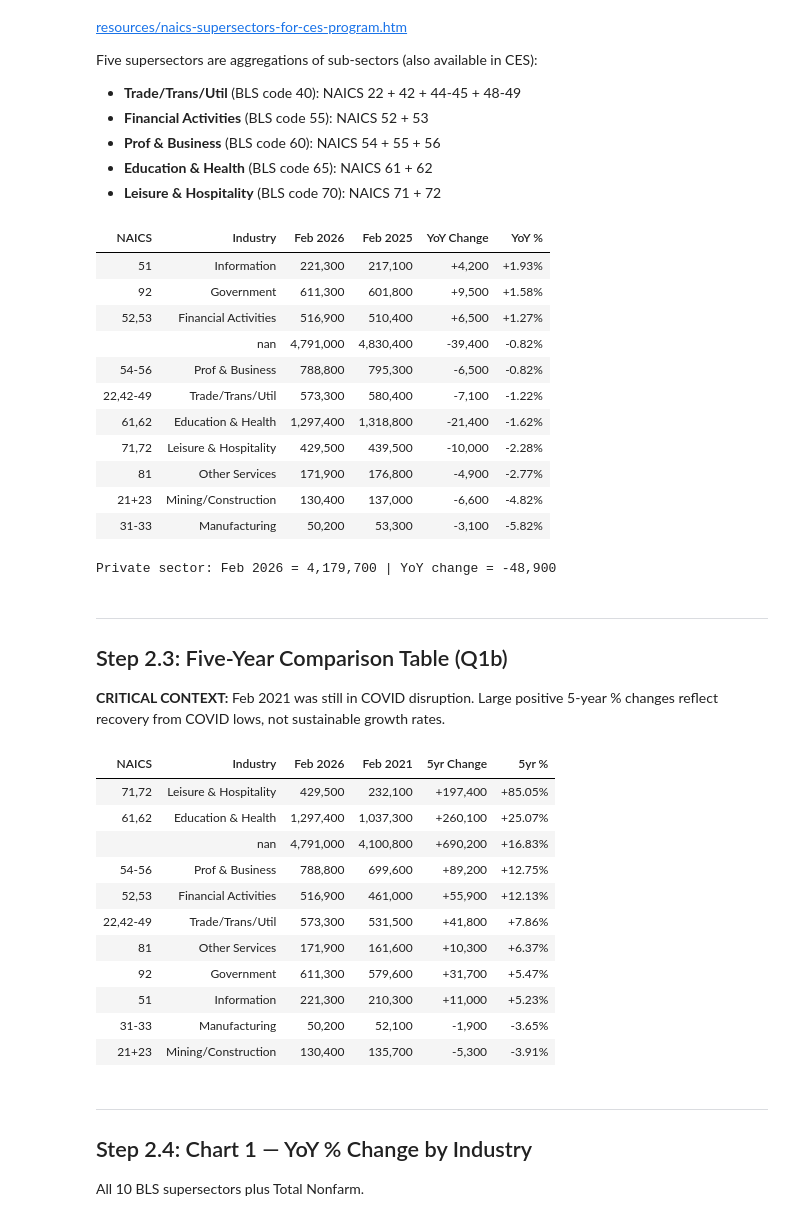
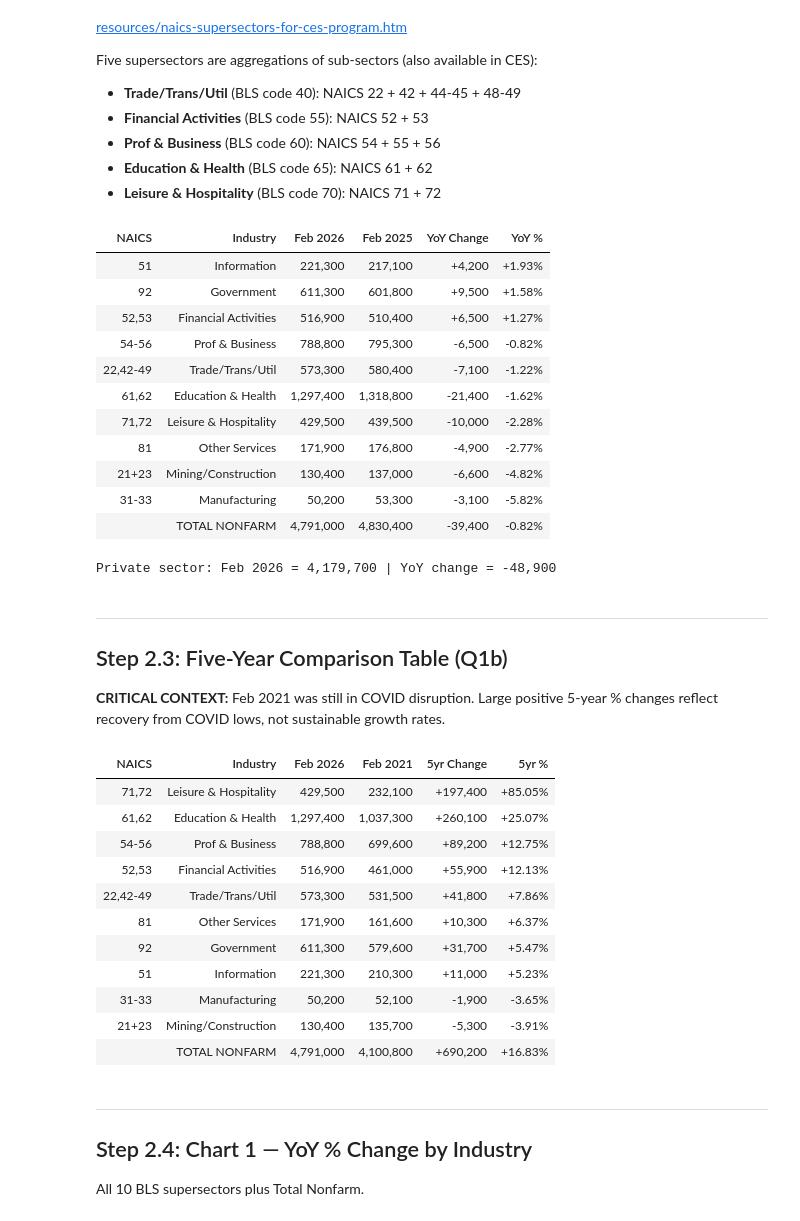
Before and after one commit to lrud/OSC_LR, a Jupyter notebook: notebooks/Q1_Employment_Analysis_executed.ipynb, the cells around one changed output. Drawn from its saved outputs; the diff is of its cells as text; code cells hidden in the pictures.

Commit message:
Q1: Pin TNF at bottom with highlight, widen chart x-axes, add legend toggle note, fix short dict

```diff
--- a/notebooks/Q1_Employment_Analysis_executed.ipynb
+++ b/notebooks/Q1_Employment_Analysis_executed.ipynb
@@ -55,6 +55,7 @@ short = {
     'Leisure and Hospitality': 'Leisure & Hospitality',
     'Other Services': 'Other Services',
     'Government': 'Government',
+    'TOTAL NONFARM': 'TOTAL NONFARM',
 }
 
 rows = []
@@ -112,22 +113,26 @@ Five supersectors are aggregations of sub-sectors (also available in CES):
 - **Leisure & Hospitality** (BLS code 70): NAICS 71 + 72
 # %%
 yoy_cols = ['NAICS', 'Industry', 'Feb 2026', 'Feb 2025', 'YoY Change', 'YoY %']
-df_yoy = df[yoy_cols].sort_values('YoY %', ascending=False).reset_index(drop=True)
+df_yoy_super = df[df['NAICS'] != ''][yoy_cols].sort_values('YoY %', ascending=False).reset_index(drop=True)
+df_yoy_tnf = df[df['NAICS'] == ''][yoy_cols]
+df_yoy = pd.concat([df_yoy_super, df_yoy_tnf], ignore_index=True)
 df_yoy['Industry'] = df_yoy['Industry'].map(short)
+
+def highlight_tnf(row):
+    return ['background-color: #e3f2fd; font-weight: bold' if row['Industry'] == 'TOTAL NONFARM' else '' for _ in row]
 
 display(df_yoy.style.format({
     'Feb 2026': '{:,}', 'Feb 2025': '{:,}', 'YoY Change': '{:+,}', 'YoY %': '{:+.2f}%'
-}).map(color_change, subset=['YoY Change', 'YoY %']).hide(axis='index'))
+}).map(color_change, subset=['YoY Change', 'YoY %']).apply(highlight_tnf, axis=1).hide(axis='index'))
 
 priv26 = tnf26 - df.loc[df['NAICS'] == '92', 'Feb 2026'].values[0]
 priv25 = tnf25 - df.loc[df['NAICS'] == '92', 'Feb 2025'].values[0]
 print(f'Private sector: Feb 2026 = {priv26:,} | YoY change = {priv26 - priv25:+,}')
 # %% [output]
 | NAICS | Industry | Feb 2026 | Feb 2025 | YoY Change | YoY % |
 | 51 | Information | 221,300 | 217,100 | +4,200 | +1.93% |
 | 92 | Government | 611,300 | 601,800 | +9,500 | +1.58% |
 | 52,53 | Financial Activities | 516,900 | 510,400 | +6,500 | +1.27% |
-|  | nan | 4,791,000 | 4,830,400 | -39,400 | -0.82% |
 | 54-56 | Prof & Business | 788,800 | 795,300 | -6,500 | -0.82% |
 | 22,42-49 | Trade/Trans/Util | 573,300 | 580,400 | -7,100 | -1.22% |
 | 61,62 | Education & Health | 1,297,400 | 1,318,800 | -21,400 | -1.62% |
@@ -135,6 +140,7 @@ print(f'Private sector: Feb 2026 = {priv26:,} | YoY change = {priv26 - priv25:+,
 | 81 | Other Services | 171,900 | 176,800 | -4,900 | -2.77% |
 | 21+23 | Mining/Construction | 130,400 | 137,000 | -6,600 | -4.82% |
 | 31-33 | Manufacturing | 50,200 | 53,300 | -3,100 | -5.82% |
+|  | TOTAL NONFARM | 4,791,000 | 4,830,400 | -39,400 | -0.82% |
 Private sector: Feb 2026 = 4,179,700 | YoY change = -48,900
 # %% [markdown]
 ---
@@ -143,18 +149,22 @@ Private sector: Feb 2026 = 4,179,700 | YoY change = -48,900
 **CRITICAL CONTEXT:** Feb 2021 was still in COVID disruption. Large positive 5-year % changes reflect recovery from COVID lows, not sustainable growth rates.
 # %%
 five_yr_cols = ['NAICS', 'Industry', 'Feb 2026', 'Feb 2021', '5yr Change', '5yr %']
-df_5yr = df[five_yr_cols].sort_values('5yr %', ascending=False).reset_index(drop=True)
+df_5yr_super = df[df['NAICS'] != ''][five_yr_cols].sort_values('5yr %', ascending=False).reset_index(drop=True)
+df_5yr_tnf = df[df['NAICS'] == ''][five_yr_cols]
+df_5yr = pd.concat([df_5yr_super, df_5yr_tnf], ignore_index=True)
 df_5yr['Industry'] = df_5yr['Industry'].map(short)
+
+def highlight_tnf(row):
+    return ['background-color: #e3f2fd; font-weight: bold' if row['Industry'] == 'TOTAL NONFARM' else '' for _ in row]
 
 display(df_5yr.style.format({
     'Feb 2026': '{:,}', 'Feb 2021': '{:,}',
     '5yr Change': '{:+,}', '5yr %': '{:+.2f}%'
-}).map(color_change, subset=['5yr Change', '5yr %']).hide(axis='index'))
+}).map(color_change, subset=['5yr Change', '5yr %']).apply(highlight_tnf, axis=1).hide(axis='index'))
 # %% [output]
 | NAICS | Industry | Feb 2026 | Feb 2021 | 5yr Change | 5yr % |
 | 71,72 | Leisure & Hospitality | 429,500 | 232,100 | +197,400 | +85.05% |
 | 61,62 | Education & Health | 1,297,400 | 1,037,300 | +260,100 | +25.07% |
-|  | nan | 4,791,000 | 4,100,800 | +690,200 | +16.83% |
 | 54-56 | Prof & Business | 788,800 | 699,600 | +89,200 | +12.75% |
 | 52,53 | Financial Activities | 516,900 | 461,000 | +55,900 | +12.13% |
 | 22,42-49 | Trade/Trans/Util | 573,300 | 531,500 | +41,800 | +7.86% |
@@ -163,6 +173,7 @@ display(df_5yr.style.format({
 | 51 | Information | 221,300 | 210,300 | +11,000 | +5.23% |
 | 31-33 | Manufacturing | 50,200 | 52,100 | -1,900 | -3.65% |
 | 21+23 | Mining/Construction | 130,400 | 135,700 | -5,300 | -3.91% |
+|  | TOTAL NONFARM | 4,791,000 | 4,100,800 | +690,200 | +16.83% |
 # %% [markdown]
 ---
 ## Step 2.4: Chart 1 — YoY % Change by Industry
```
Also changed, not shown: parts of 3 cells of this notebook, 2 other files.
